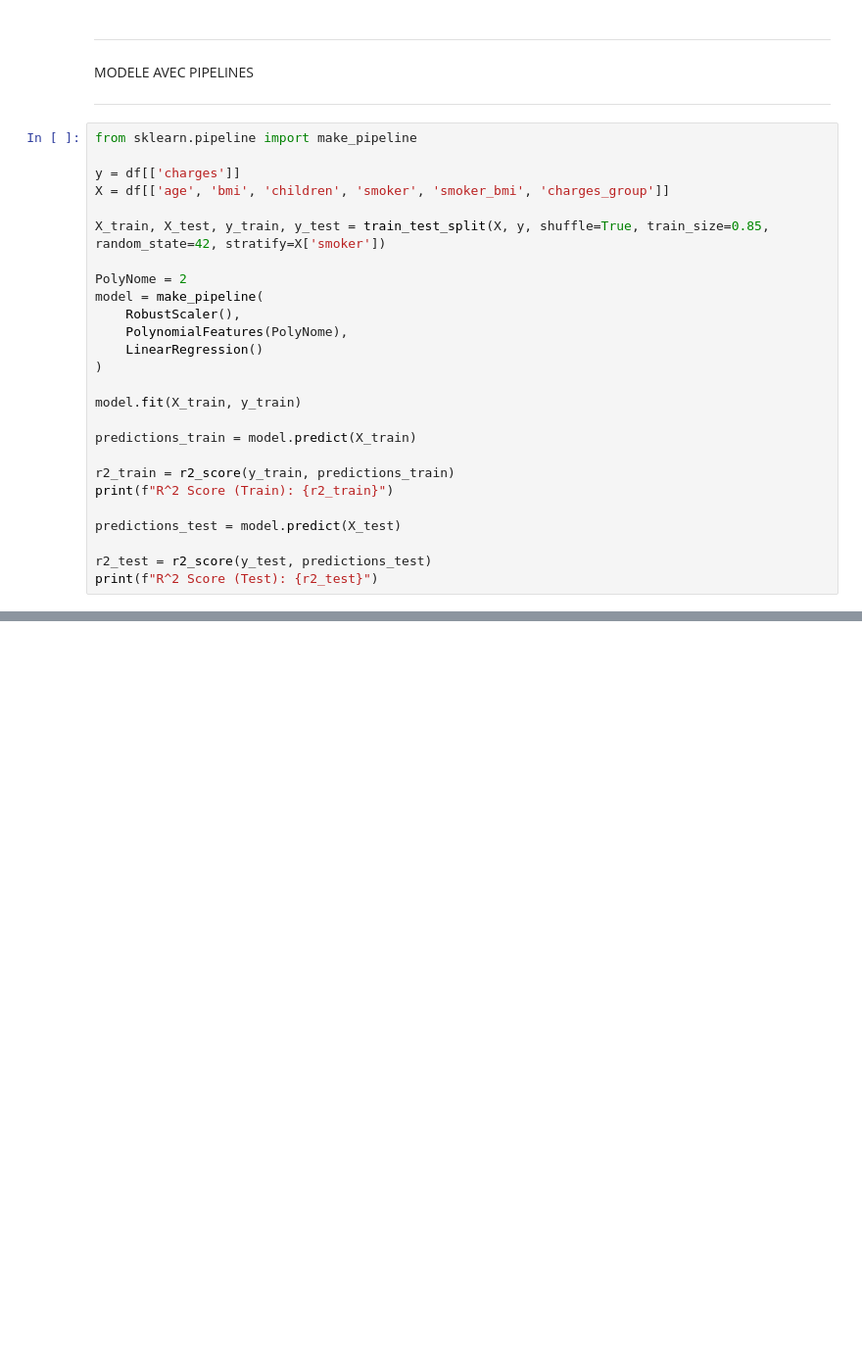
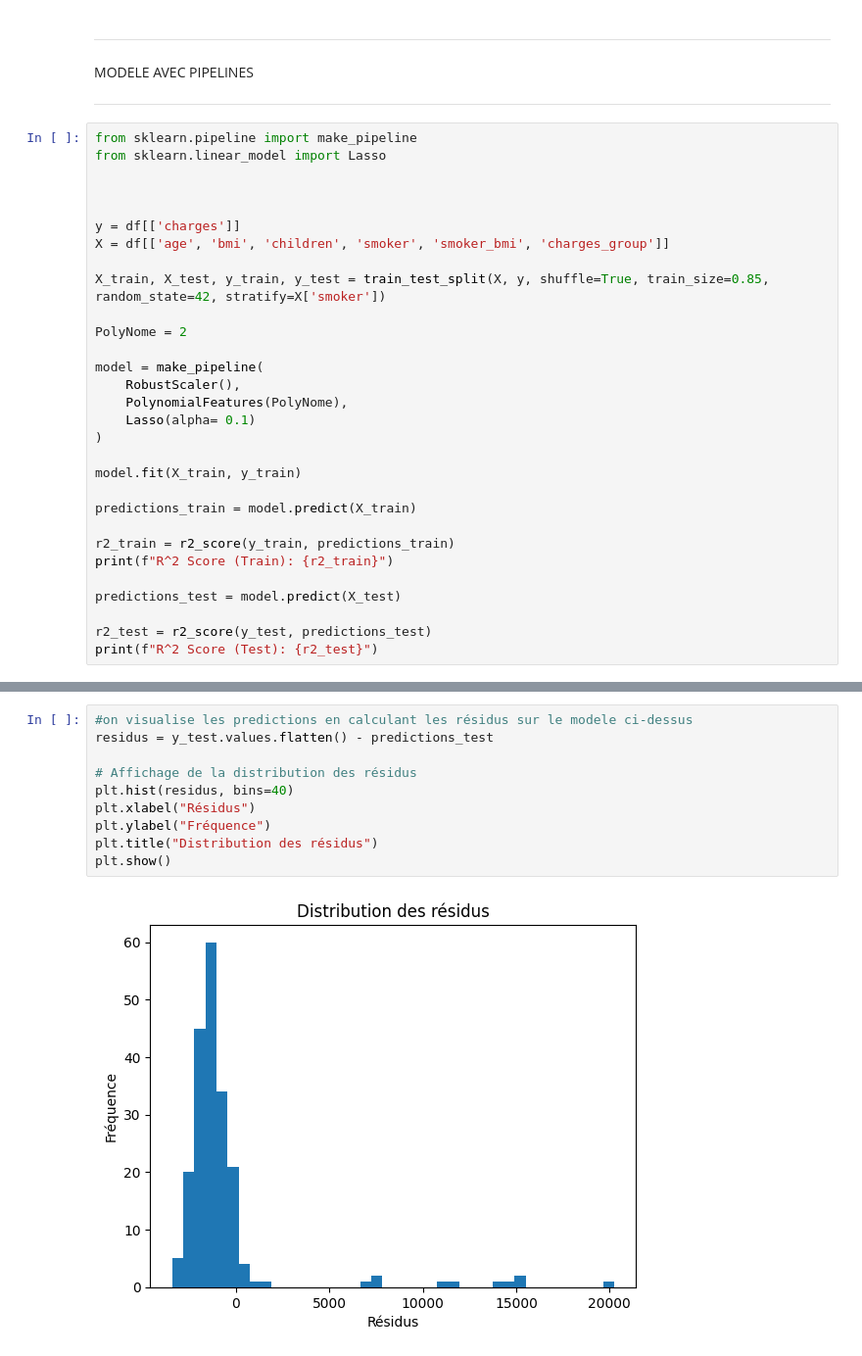
Before and after one commit to ChristianPRO1982/insurance_premium_SC, a Jupyter notebook: sklearn.ipynb, the cells around one changed output, grey strips where cells are left out. Shown at 98% size. Saved outputs shown, nothing was run; the diff lists cells and outputs as text; blank space fills up the shorter version.

```diff
--- a/sklearn.ipynb
+++ b/sklearn.ipynb
@@ -229,6 +229,9 @@ MODELE AVEC PIPELINES
 ___
 # %%
 from sklearn.pipeline import make_pipeline
+from sklearn.linear_model import Lasso
+
+
 
 y = df[['charges']]
 X = df[['age', 'bmi', 'children', 'smoker', 'smoker_bmi', 'charges_group']]
@@ -236,10 +239,11 @@ X = df[['age', 'bmi', 'children', 'smoker', 'smoker_bmi', 'charges_group']]
 X_train, X_test, y_train, y_test = train_test_split(X, y, shuffle=True, train_size=0.85, random_state=42, stratify=X['smoker'])
 
 PolyNome = 2
+
 model = make_pipeline(
     RobustScaler(),
     PolynomialFeatures(PolyNome),
-    LinearRegression()
+    Lasso(alpha= 0.1)
 )
 
 model.fit(X_train, y_train)
@@ -258,0 +263,12 @@ R^2 Score (Test): 0.9260398829084634
+# %%
+#on visualise les predictions en calculant les résidus sur le modele ci-dessus
+residus = y_test.values.flatten() - predictions_test
+
+# Affichage de la distribution des résidus
+plt.hist(residus, bins=40)
+plt.xlabel("Résidus")
+plt.ylabel("Fréquence")
+plt.title("Distribution des résidus")
+plt.show()
+# %% [output]
+[figure, added]
```
Also changed, not shown: parts of 9 cells of this notebook.
